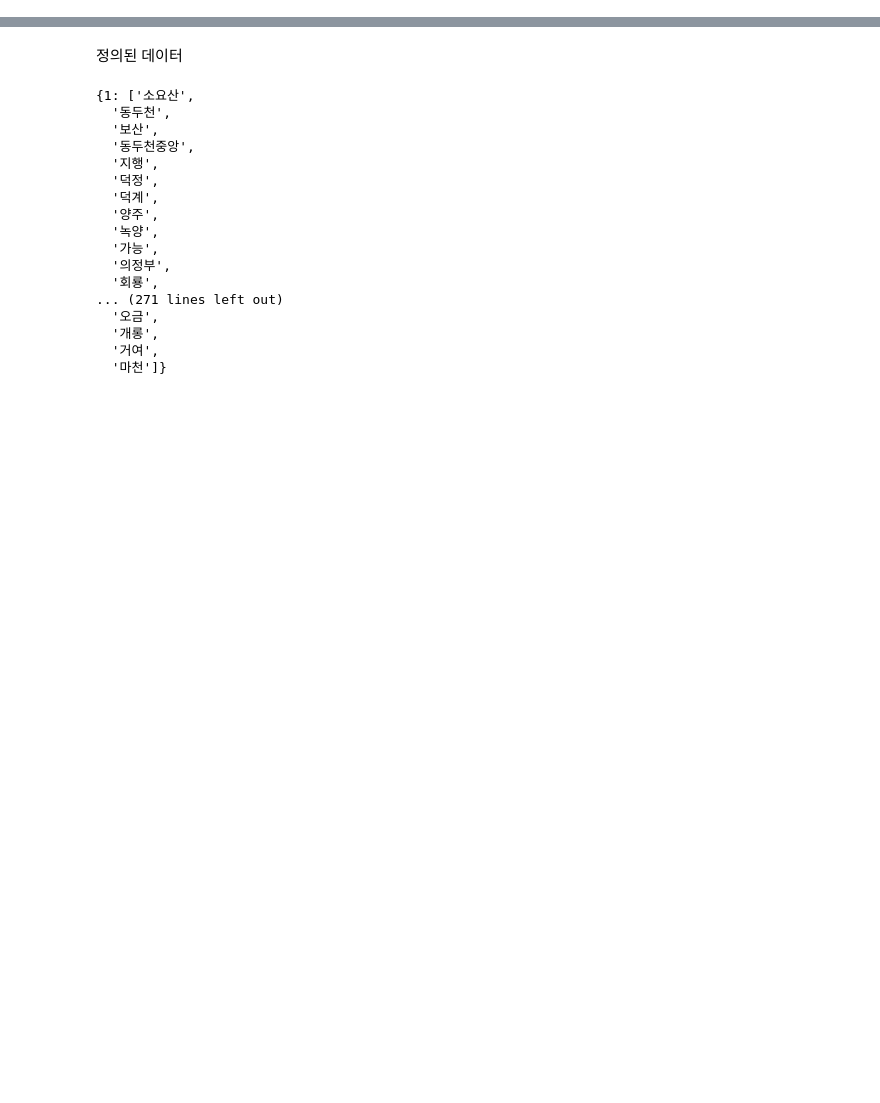
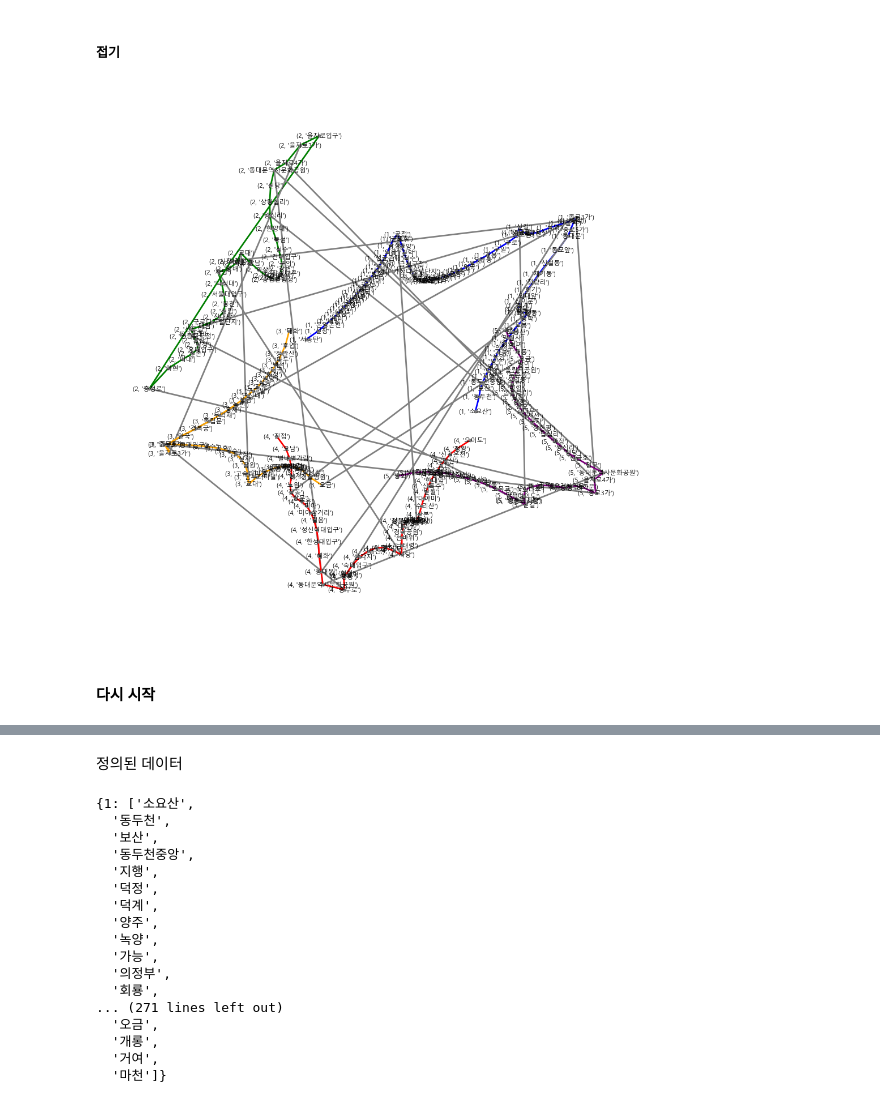
Before and after one commit to Im-jDiOt/subway_sp, a Jupyter notebook: notebooks/new ver.ipynb, the cells around one changed output, grey strips where cells are left out. Saved outputs shown, nothing was run; the diff lists cells and outputs as text; code cells hidden in the pictures; blank space fills up the shorter version.

```diff
--- a/notebooks/new ver.ipynb
+++ b/notebooks/new ver.ipynb
@@ -0,0 +53,46 @@
+# %% [markdown]
+##### 접기
+# %%
+#G 시각화 -> 환승, 2호선 순환 등이 잘 구현 되어있음을 확인함.
+pos = nx.kamada_kawai_layout(G)
+line_colors = {
+    1: 'blue',
+    2: 'green',
+    3: 'orange',
+    4: 'red',
+    5: 'purple'
+}
+
+for node, (x, y) in pos.items():
+    G.nodes[node]['x'] = x
+    G.nodes[node]['y'] = y
+plt.figure(figsize=(10, 10))
+
+# 노드, 간선, 레이블 그리기
+node_colors = [line_colors[G.nodes[n]['line']] for n in G.nodes()]
+nx.draw_networkx_nodes(G, pos, node_color='gray', node_size=10)
+
+edge_colors = []
+for u, v in G.edges():
+    if G.nodes[u]['line'] == G.nodes[v]['line']:
+        color = line_colors[G.nodes[u]['line']]
+    else:
+        color = 'gray'
+    edge_colors.append(color)
+
+nx.draw_networkx_edges(G, pos, edge_color=edge_colors, width=2)
+
+# 노드 레이블
+nx.draw_networkx_labels(G, pos, font_family='Malgun Gothic', font_size=8)
+
+# 간선 가중치 표시
+# edge_labels = nx.get_edge_attributes(G, 'weight')
+# nx.draw_networkx_edge_labels(G, pos, edge_labels, font_size=7)
+
+plt.axis('off')
+plt.tight_layout()
+plt.show()
+# %% [output]
+[figure, added]
+# %% [markdown]
+#### 다시 시작
```
Also changed, not shown: parts of 29 cells of this notebook, 2 other files.
